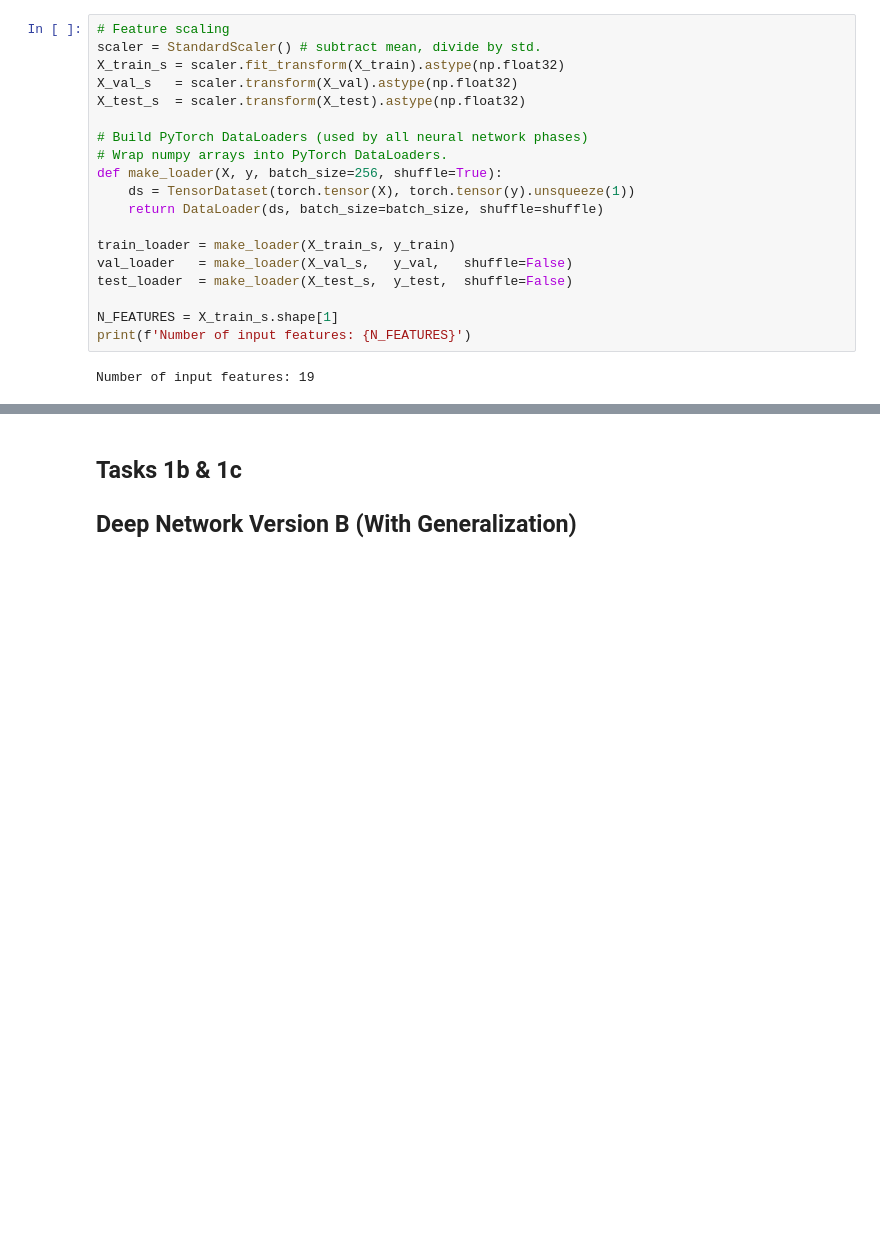
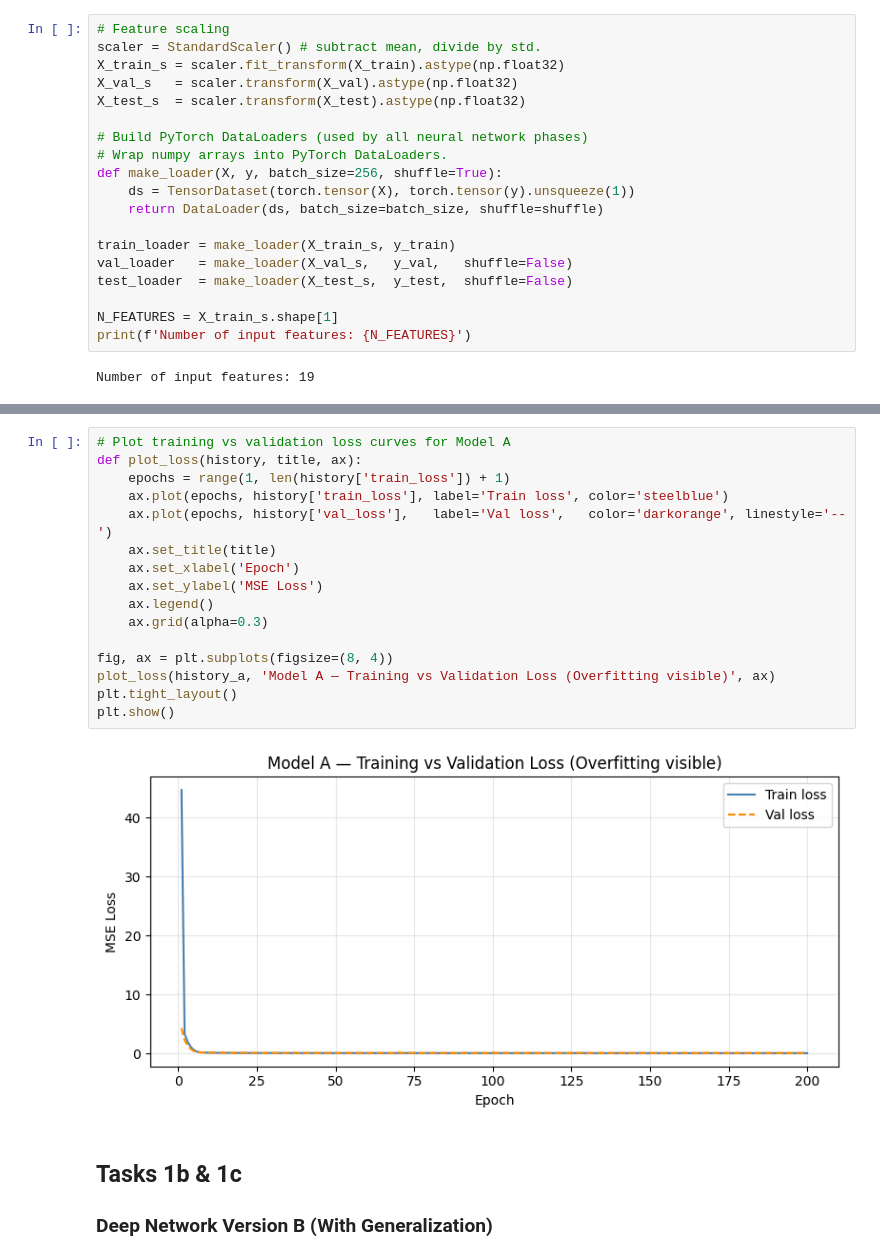
Before and after one commit to eshghinezhad/MAI202-A1-Neural-network, a Jupyter notebook: MAI202_House_Price_Prediction.ipynb, the cells around one changed output, grey strips where cells are left out. Saved outputs shown, nothing was run; the diff lists cells and outputs as text; blank space fills up the shorter version.

```diff
--- a/MAI202_House_Price_Prediction.ipynb
+++ b/MAI202_House_Price_Prediction.ipynb
@@ -262,3 +300,21 @@ def train_model(model, train_loader, val_loader,
+# %%
+# Plot training vs validation loss curves for Model A
+def plot_loss(history, title, ax):
+    epochs = range(1, len(history['train_loss']) + 1)
+    ax.plot(epochs, history['train_loss'], label='Train loss', color='steelblue')
+    ax.plot(epochs, history['val_loss'],   label='Val loss',   color='darkorange', linestyle='--')
+    ax.set_title(title)
+    ax.set_xlabel('Epoch')
+    ax.set_ylabel('MSE Loss')
+    ax.legend()
+    ax.grid(alpha=0.3)
+
+fig, ax = plt.subplots(figsize=(8, 4))
+plot_loss(history_a, 'Model A — Training vs Validation Loss (Overfitting visible)', ax)
+plt.tight_layout()
+plt.show()
+# %% [output]
+[figure, added]
 # %% [markdown]
 ## Tasks 1b & 1c
-## Deep Network Version B (With Generalization)
+### Deep Network Version B (With Generalization)
```
Also changed, not shown: parts of 6 cells of this notebook.
